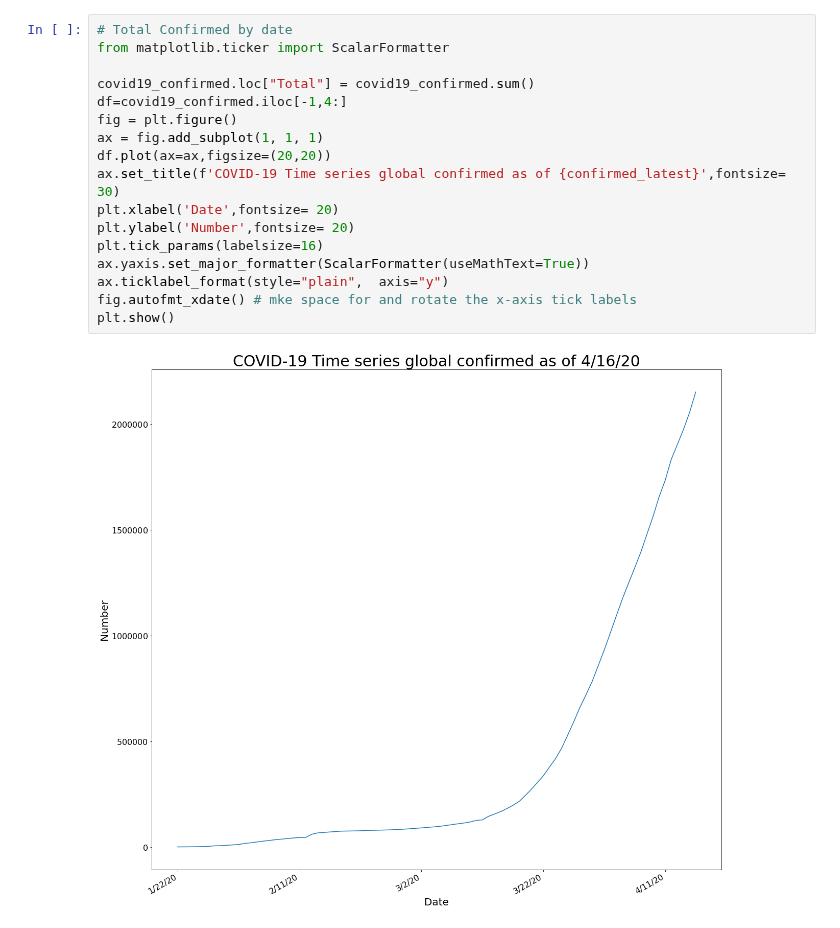
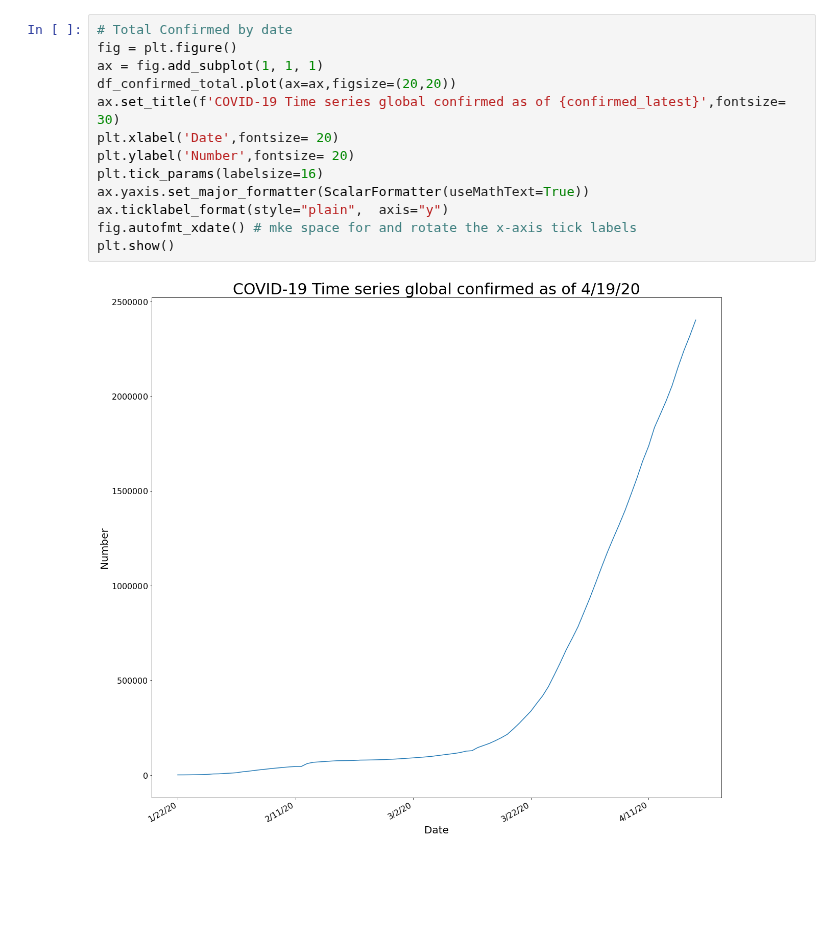
Before and after one commit to shinokada/covid-19-stats, a Jupyter notebook: covid-19-matplotlib.ipynb, the cells around one changed output. Saved outputs shown, nothing was run; the diff lists cells and outputs as text; blank space fills up the shorter version.

```diff
--- a/covid-19-matplotlib.ipynb
+++ b/covid-19-matplotlib.ipynb
@@ -60,21 +55,17 @@ plt.show()
 # %%
 # Total Confirmed by date
-from matplotlib.ticker import ScalarFormatter
-
-covid19_confirmed.loc["Total"] = covid19_confirmed.sum()
-df=covid19_confirmed.iloc[-1,4:]
 fig = plt.figure()
 ax = fig.add_subplot(1, 1, 1)
-df.plot(ax=ax,figsize=(20,20))
+df_confirmed_total.plot(ax=ax,figsize=(20,20))
 ax.set_title(f'COVID-19 Time series global confirmed as of {confirmed_latest}',fontsize= 30)
 plt.xlabel('Date',fontsize= 20)
 plt.ylabel('Number',fontsize= 20)
 plt.tick_params(labelsize=16)
 ax.yaxis.set_major_formatter(ScalarFormatter(useMathText=True))
 ax.ticklabel_format(style="plain",  axis="y")
 fig.autofmt_xdate() # mke space for and rotate the x-axis tick labels
 plt.show()
 # %% [output]
-[figure, old version]
+[figure, new version]
 # %%
 # Total deaths by date
```
Also changed, not shown: parts of 6 cells of this notebook, 13 other files.
